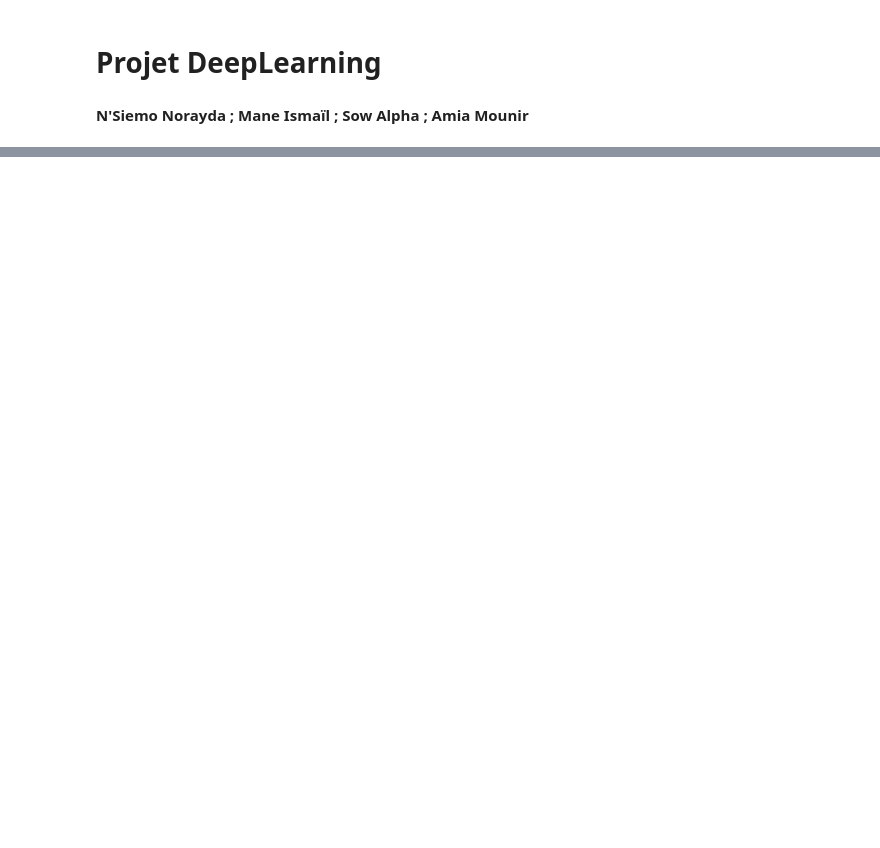
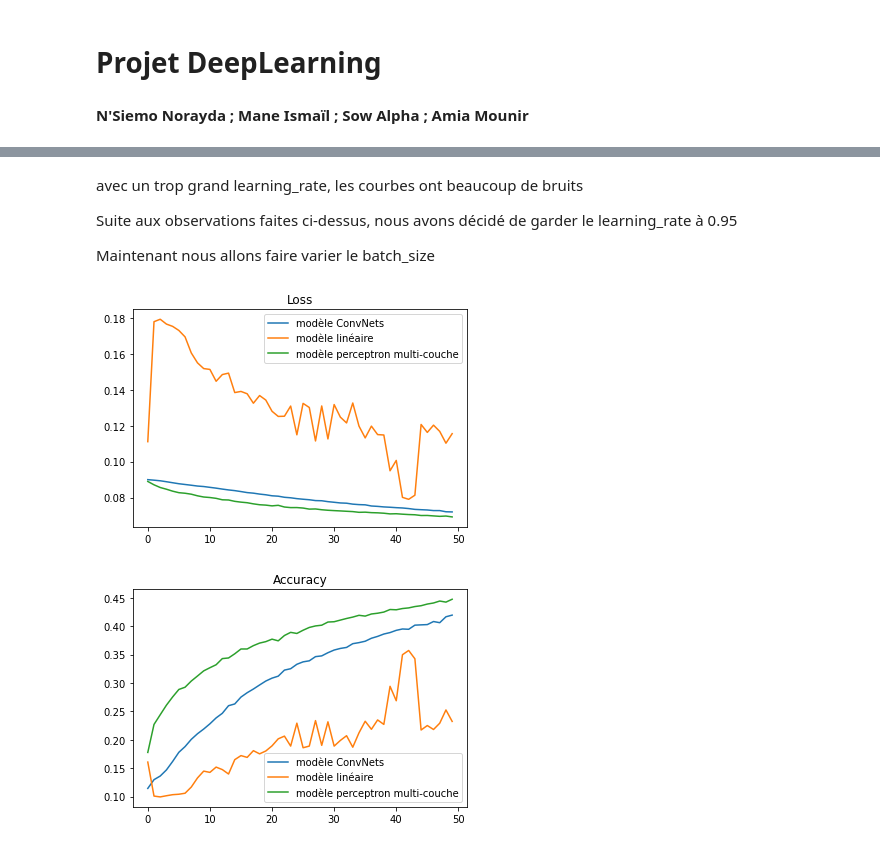
Before and after one commit to norayda/ProjetDeepLearning, a Jupyter notebook: ProjetDeepLearning.ipynb, the cells around one changed output, grey strips where cells are left out. Drawn from its saved outputs; the diff is of its cells as text; code cells hidden in the pictures; blank space fills up the shorter version.

```diff
--- a/ProjetDeepLearning.ipynb
+++ b/ProjetDeepLearning.ipynb
@@ -49,12 +59,13 @@ def plot_all_logs(all_logs):
 
     plt.show()
 # %%
-def build_and_train_model(build_layers, x_train, y_train, x_test, y_test,batch_nb,epok):
+def build_and_train_model(build_layers , x_train, y_train, x_test, y_test,batch_nb,epok):
     model = keras.models.Sequential()
+
     build_layers(model)
-    model.add(keras.layers.Flatten())
+
+    #model.add(keras.layers.Flatten())
     model.add(keras.layers.Dense(10, activation="softmax"))
-    #model.add(keras.layers.Dense(10, activation="sigmoid"))
 
     model.compile(
         loss=keras.losses.mse,  # calcul l'erreur
@@ -95,13 +100,0 @@ Le DOpout permet une acceleration de l'apprentissage
-# %%
-def add_layers_convnets(model:keras.models.Sequential):
-
-    model.add(keras.layers.Conv2D(16, (3, 3), padding="same", activation=keras.activations.relu))
-    model.add(keras.layers.MaxPool2D())
-
-    model.add(keras.layers.Conv2D(32, (3, 3), padding="same", activation=keras.activations.relu))
-    model.add(keras.layers.MaxPool2D())
-
-    model.add(keras.layers.Conv2D(16, (3, 3), padding="same", activation=keras.activations.relu))
-    model.add(keras.layers.MaxPool2D())
-
-    model.add(keras.layers.Dropout(0.5))
@@ -317,0 +267,13 @@ plot_all_logs(all_logs8)
+# %% [markdown]
+avec un trop grand learning_rate, les courbes ont beaucoup de bruits
+
+Suite aux observations faites ci-dessus, nous avons décidé de garder le learning_rate à 0.95
+
+Maintenant nous allons faire varier le batch_size
+# %%
+plot_all_logs(all_logs9)
+#learning_rate = 0.95
+#Batch=1024
+# %% [output]
+[figure, added]
+[figure, added]
```
Also changed, not shown: parts of 42 cells of this notebook.
